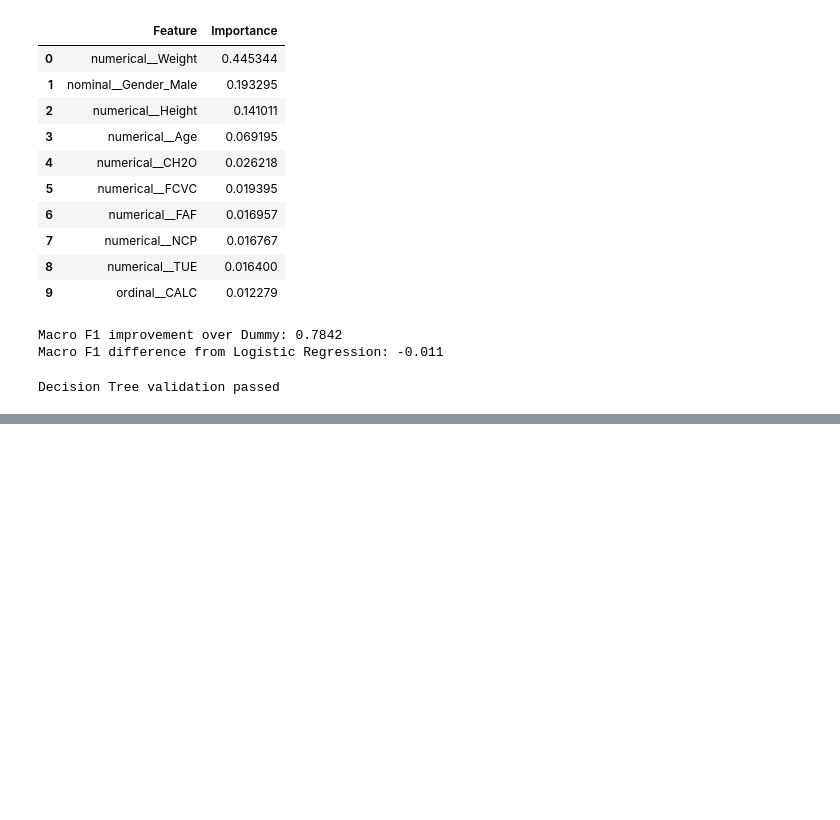
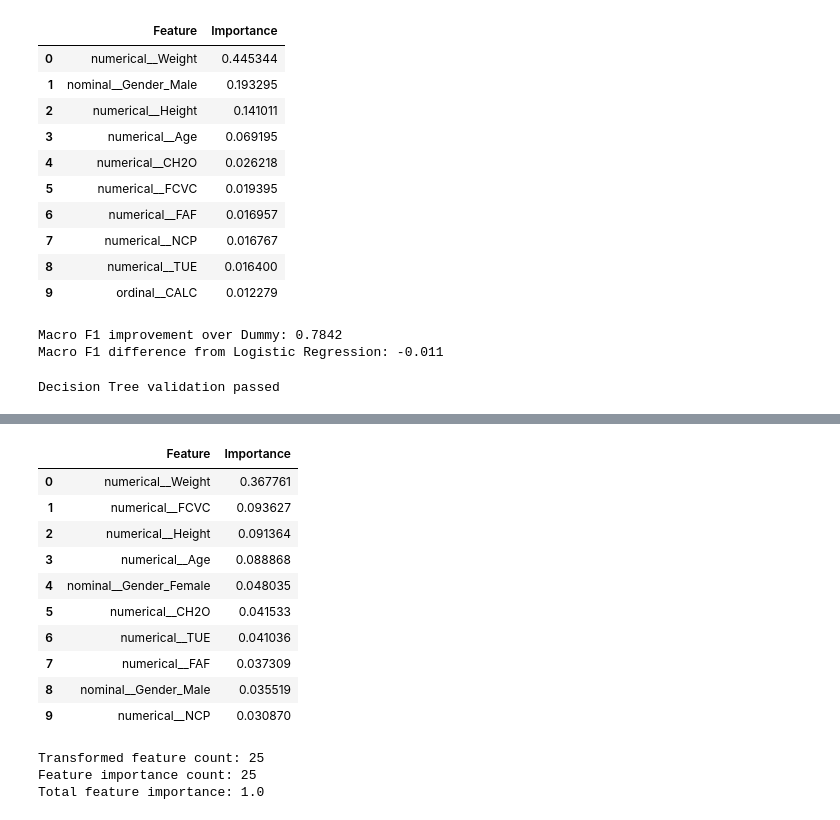
Before and after one commit to SMCodeX7/Obesity-Risk-Intelligence-System, a Jupyter notebook: notebooks/04_baseline_models.ipynb, the cells around one changed output, grey strips where cells are left out. Cells and saved outputs as stored; diff of their text form; code cells hidden in the pictures; blank space fills up the shorter version.

```diff
--- a/notebooks/04_baseline_models.ipynb
+++ b/notebooks/04_baseline_models.ipynb
@@ -1394,0 +1824,61 @@ Decision Tree validation passed
+# %%
+random_forest_preprocessor = (
+    random_forest_pipeline
+    .named_steps["preprocessor"]
+)
+
+random_forest_feature_names = (
+    random_forest_preprocessor
+    .get_feature_names_out()
+)
+
+random_forest_importances = (
+    fitted_random_forest.feature_importances_
+)
+# %%
+random_forest_importance_df = (
+    pd.DataFrame(
+        {
+            "Feature": random_forest_feature_names,
+            "Importance": random_forest_importances,
+        }
+    )
+    .sort_values(
+        by="Importance",
+        ascending=False,
+    )
+    .reset_index(drop=True)
+)
+
+random_forest_importance_df.head(10)
+# %% [output]
+|  | Feature | Importance |
+| 0 | numerical__Weight | 0.367761 |
+| 1 | numerical__FCVC | 0.093627 |
+| 2 | numerical__Height | 0.091364 |
+| 3 | numerical__Age | 0.088868 |
+| 4 | nominal__Gender_Female | 0.048035 |
+| 5 | numerical__CH2O | 0.041533 |
+| 6 | numerical__TUE | 0.041036 |
+| 7 | numerical__FAF | 0.037309 |
+| 8 | nominal__Gender_Male | 0.035519 |
+| 9 | numerical__NCP | 0.030870 |
+# %%
+print(
+    "Transformed feature count:",
+    len(random_forest_feature_names),
+)
+
+print(
+    "Feature importance count:",
+    len(random_forest_importances),
+)
+
+print(
+    "Total feature importance:",
+    random_forest_importances.sum(),
+)
+# %% [output]
+Transformed feature count: 25
+Feature importance count: 25
+Total feature importance: 1.0
```
Also changed, not shown: parts of 19 cells of this notebook.
